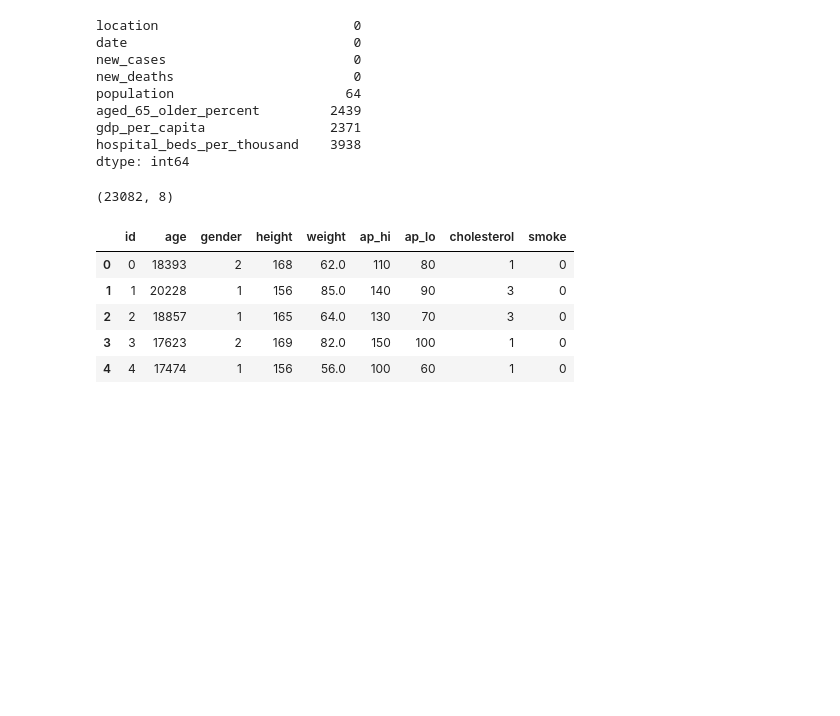
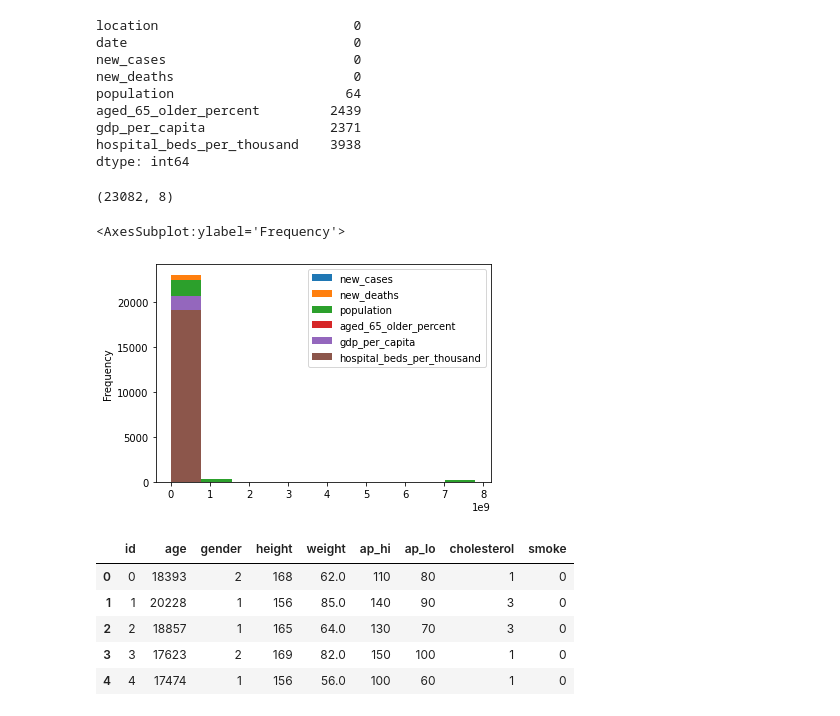
Before and after one commit to EnochAy/Turing-Data-Analytics_Science_Test, a Jupyter notebook: turing.ipynb, the cells around one changed output. Drawn from its saved outputs; the diff is of its cells as text; code cells hidden in the pictures; blank space fills up the shorter version.

```diff
--- a/turing.ipynb
+++ b/turing.ipynb
@@ -61,6 +61,11 @@ dtype: int64
 df.shape
 # %% [output]
 (23082, 8)
+# %%
+df.plot.hist()
+# %% [output]
+<AxesSubplot:ylabel='Frequency'>
+[figure, added]
 # %%
 #Load Data
 df1 = pd.read_csv('C:/Users/USER/Desktop/Turing Data Analytics_Science_Test/cardio_base.csv')
```
